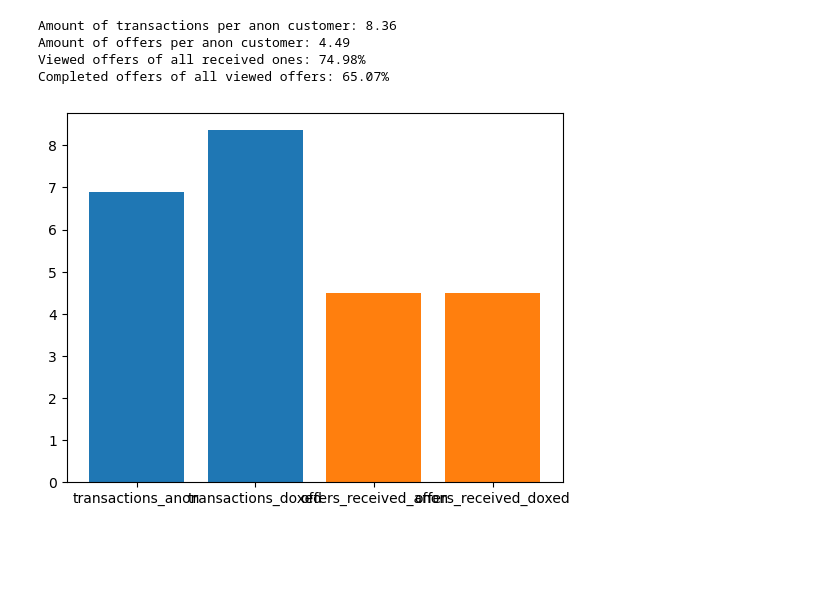
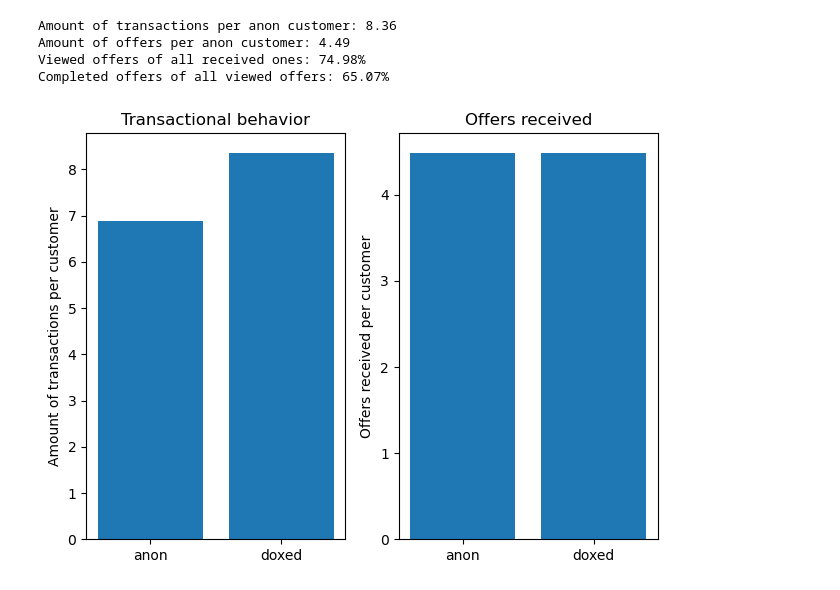
Before and after one commit to Daniel-Hutcheson/starbucks_capstone_project, a Jupyter notebook: Starbucks_Capstone_notebook.ipynb, the cells around one changed output. Saved outputs shown, nothing was run; the diff lists cells and outputs as text; code cells hidden in the pictures; blank space fills up the shorter version.

```diff
--- a/Starbucks_Capstone_notebook.ipynb
+++ b/Starbucks_Capstone_notebook.ipynb
@@ -728,12 +728,18 @@ Amount of transactions per anon customer: 8.36
 Amount of offers per anon customer: 4.49
 Viewed offers of all received ones: 74.98%
 Completed offers of all viewed offers: 65.07%
-# %%
-fig, ax = plt.subplots()
-
-ax.bar(['transactions_anon', 'transactions_doxed'], [transactions_anon, transactions_doxed])
-ax.bar(['offers_received_anon','offers_received_doxed'], [offers_received_anon, offers_received_doxed])
-
-plt.show()
-# %% [output]
-[figure, removed]
+# %%
+fig, (ax1, ax2) = plt.subplots(1,2)
+
+ax1.bar(['anon','doxed'], [transactions_anon, transactions_doxed])
+ax1.set_title('Transactional behavior')
+ax1.set_ylabel('Amount of transactions per customer')
+
+ax2.bar(['anon','doxed'], [offers_received_anon, offers_received_doxed])
+ax2.set_title('Offers received')
+ax2.set_ylabel('Offers received per customer')
+
+plt.tight_layout()
+plt.show()
+# %% [output]
+[figure, added]
```
Also changed, not shown: parts of 6 cells of this notebook.
